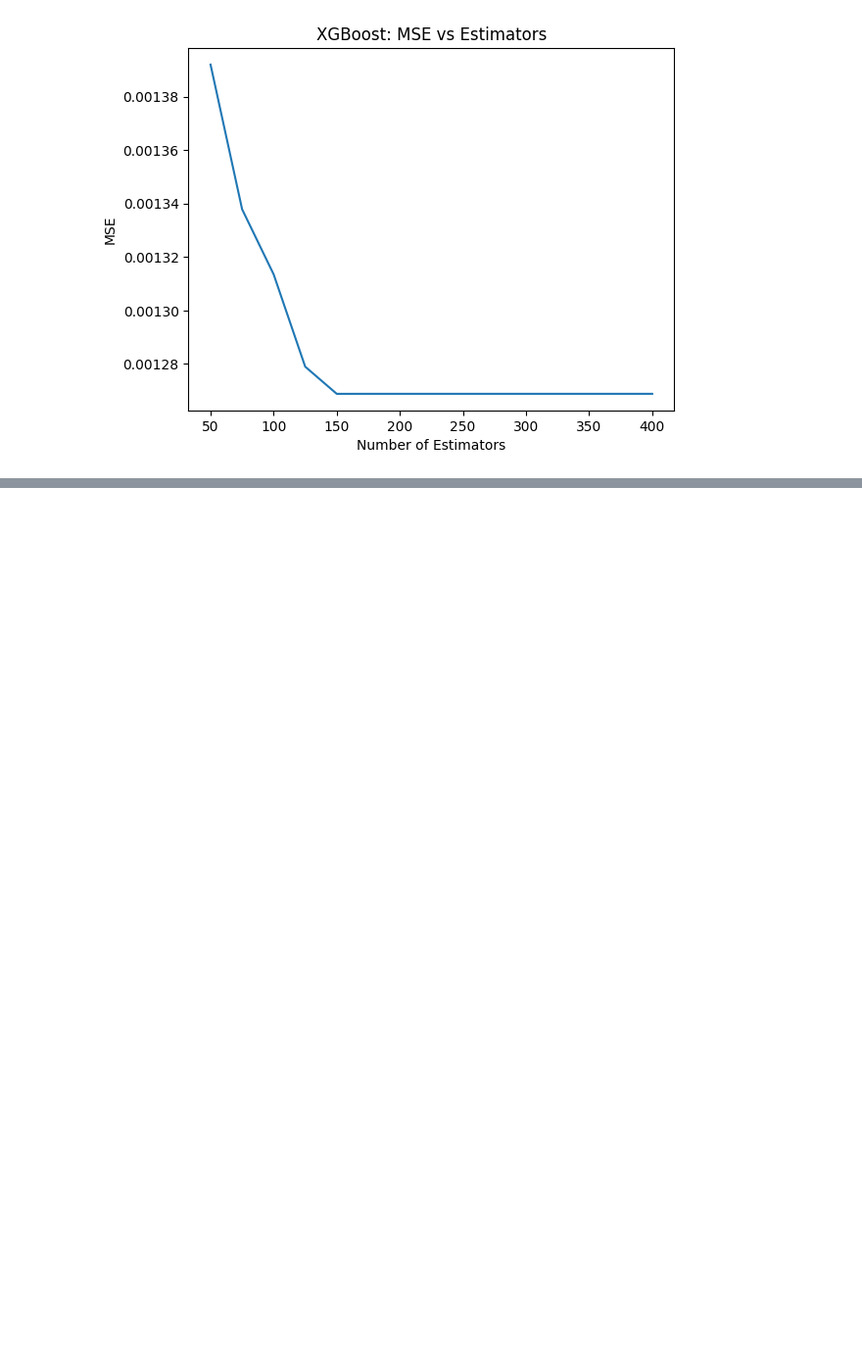
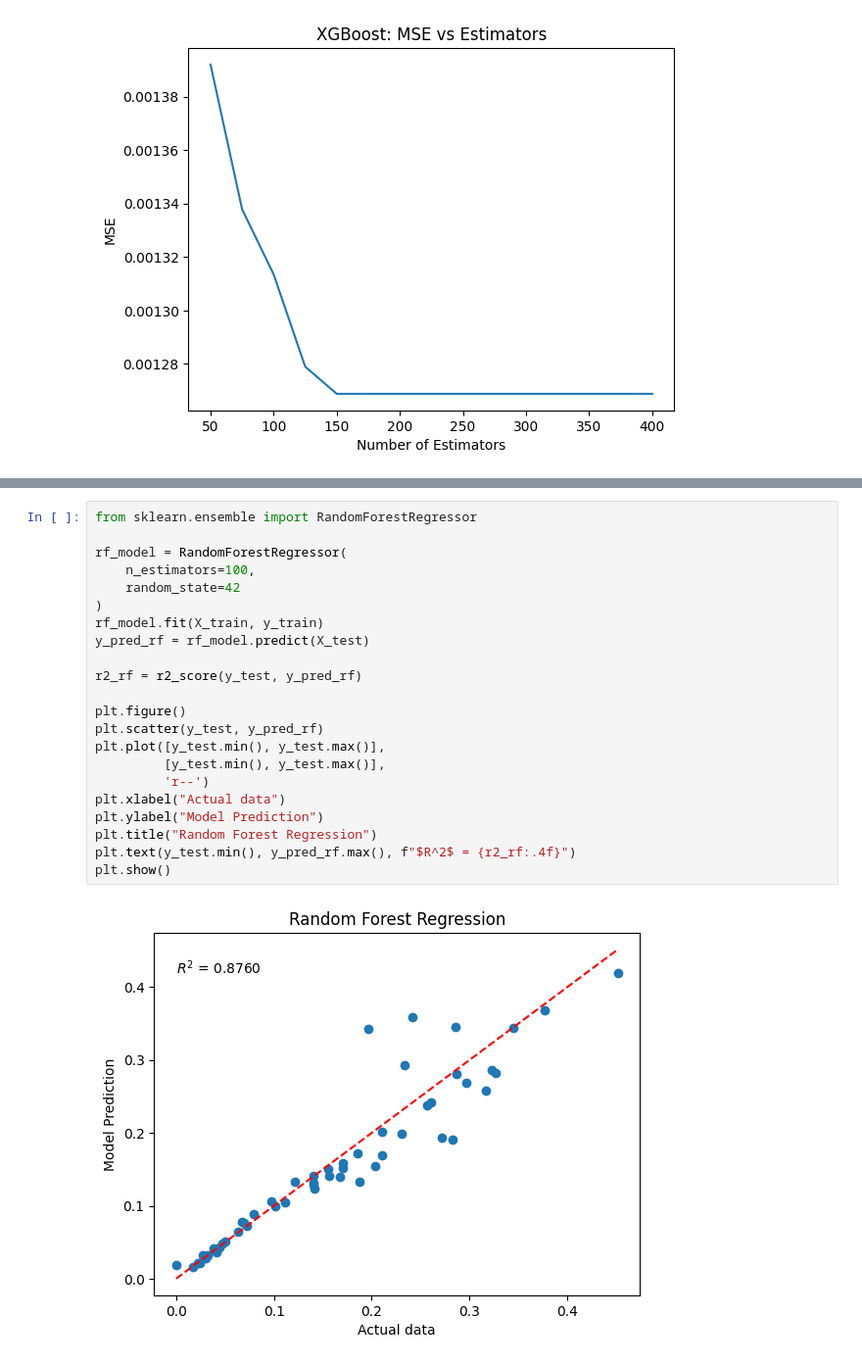
Before and after one commit to PSRINIVAS07/Basic-Chatbot, a Jupyter notebook: thermal_conductivity_model 4 models.ipynb, the cells around one changed output, grey strips where cells are left out. Shown at 98% size. Drawn from its saved outputs; the diff is of its cells as text; blank space fills up the shorter version.

```diff
--- a/thermal_conductivity_model 4 models.ipynb
+++ b/thermal_conductivity_model 4 models.ipynb
@@ -671,0 +737,24 @@ plt.show()
+# %%
+from sklearn.ensemble import RandomForestRegressor
+
+rf_model = RandomForestRegressor(
+    n_estimators=100,
+    random_state=42
+)
+rf_model.fit(X_train, y_train)
+y_pred_rf = rf_model.predict(X_test)
+
+r2_rf = r2_score(y_test, y_pred_rf)
+
+plt.figure()
+plt.scatter(y_test, y_pred_rf)
+plt.plot([y_test.min(), y_test.max()],
+         [y_test.min(), y_test.max()],
+         'r--')
+plt.xlabel("Actual data")
+plt.ylabel("Model Prediction")
+plt.title("Random Forest Regression")
+plt.text(y_test.min(), y_pred_rf.max(), f"$R^2$ = {r2_rf:.4f}")
+plt.show()
+# %% [output]
+[figure, added]
```
Also changed, not shown: parts of 10 cells of this notebook.
